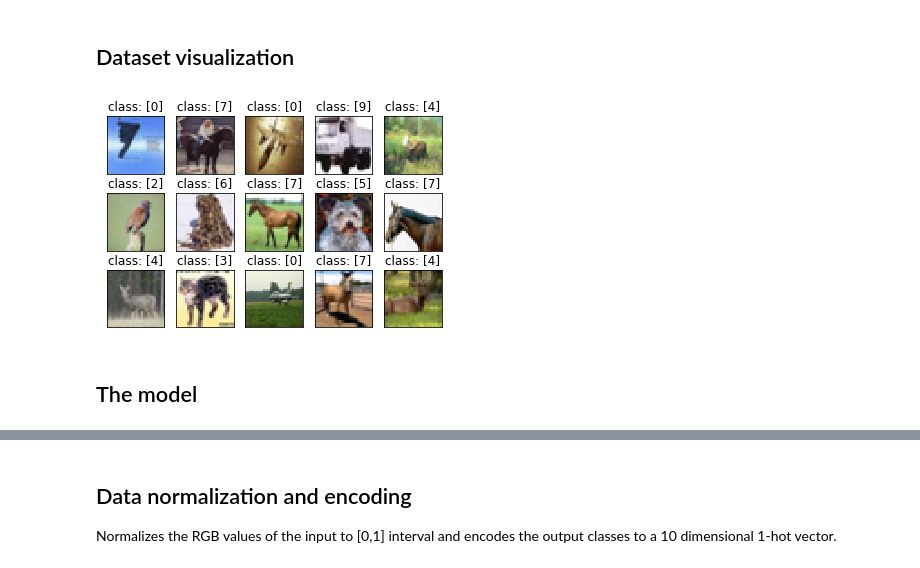
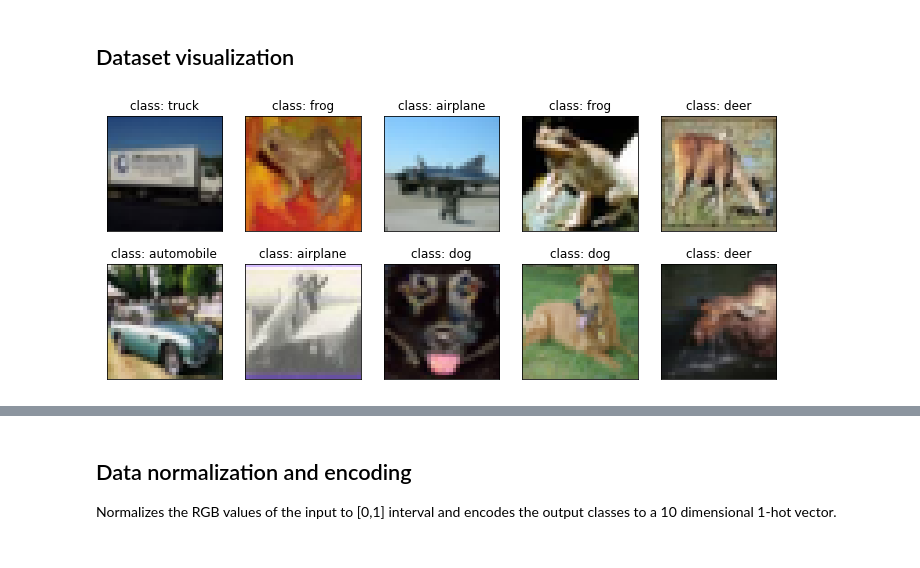
Before and after one commit to thurbridi/cnn-cifar-10, a Jupyter notebook: cnn_cifar10.ipynb, the cells around one changed output, grey strips where cells are left out. Cells and saved outputs as stored; diff of their text form; code cells hidden in the pictures.

```diff
--- a/cnn_cifar10.ipynb
+++ b/cnn_cifar10.ipynb
@@ -29,16 +40,14 @@ x_train shape: (50000, 32, 32, 3)
 # %% [markdown]
 ## Dataset visualization
 # %%
-nrows, ncols = 3, 5
+nrows, ncols = 2, 5
 idx = np.random.choice(m, nrows * ncols)
-fig = plt.figure()
+fig = plt.figure(figsize=(12, 5))
 for i in range(1, nrows * ncols +1):
     fig.add_subplot(nrows, ncols, i)
     plt.imshow(x_train[idx[i-1]])
-    plt.title(f'class: {y_train[idx[i-1]]}')
+    plt.title(f'class: {classnames[y_train[idx[i-1]][0]]}')
     plt.xticks([])
     plt.yticks([])
 # %% [output]
-[figure, old version]
+[figure, new version]
-# %% [markdown]
-## The model
```
Also changed, not shown: parts of 9 cells of this notebook, 1 other file.
